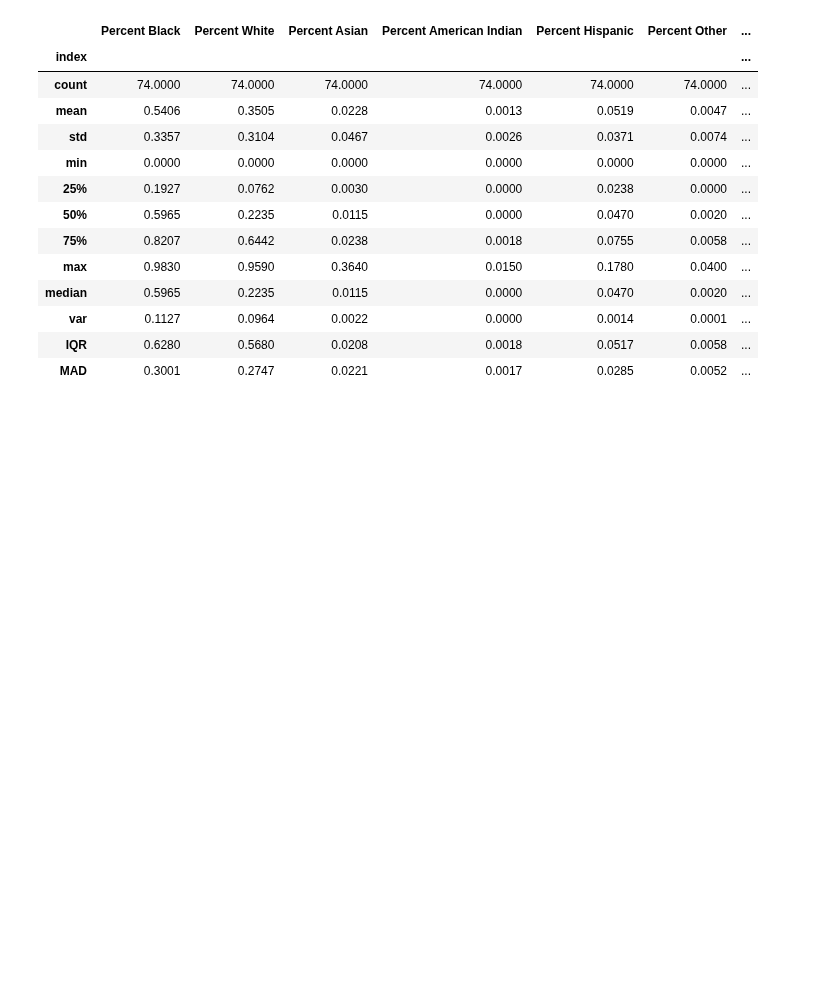
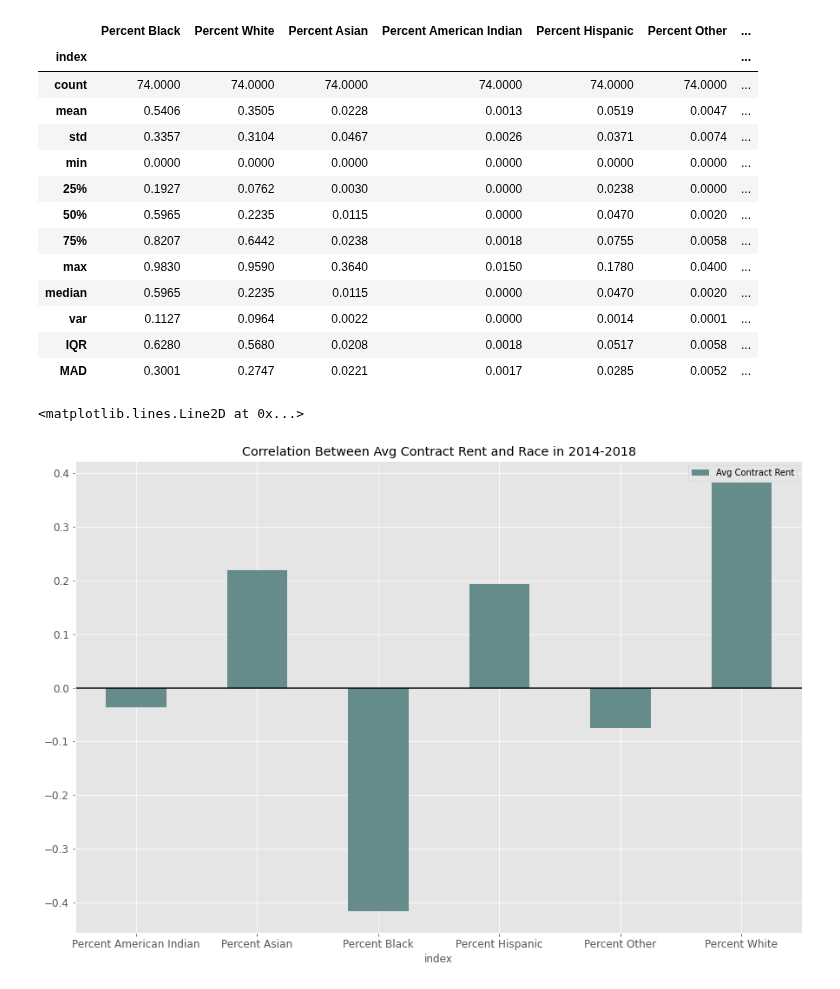
Before and after one commit to leosimanonok/DataScienceFinalTutorial, a Jupyter notebook: Leah.ipynb, the cells around one changed output. Saved outputs shown, nothing was run; the diff lists cells and outputs as text; code cells hidden in the pictures; blank space fills up the shorter version.

```diff
--- a/Leah.ipynb
+++ b/Leah.ipynb
@@ -334,3 +334,33 @@ stats_2018
 | var | 0.1127 | 0.0964 | 0.0022 | 0.0000 | 0.0014 | 0.0001 | ... |
 | IQR | 0.6280 | 0.5680 | 0.0208 | 0.0018 | 0.0517 | 0.0058 | ... |
 | MAD | 0.3001 | 0.2747 | 0.0221 | 0.0017 | 0.0285 | 0.0052 | ... |
+# %%
+#Create dataframe comparing race and rent
+race_rent = avg_rent_df.merge(race_df, how='outer', on='Neighborhood')
+
+#Find the correlation between average contract rent and percentage of each race
+race_rent.corr()['Avg Contract Rent in 2014-2018']
+
+race_rent_2018 = race_df.filter(regex='201.$',axis=1)
+race_rent_2018.columns = cols
+race_rent_2018['Neighborhood'] = race_df['Neighborhood']
+race_rent_2018['Year'] = '2014-2018'
+race_rent_2018['Avg Contract Rent'] = race_rent['Avg Contract Rent in 2014-2018'].replace(
+                                                                                '$NaN', np.nan).dropna()
+
+#correlation dataset for 2000 and 2014-2018
+corr_2018 = pd.DataFrame(race_rent_2018.corr()['Avg Contract Rent']).reset_index()
+
+
+#Make column names more readable and drop Avg Household Inc's comparison with itself which is always 1
+corr_2018.drop(6, inplace=True)
+
+#Plot the pivot table with the appropriate Labels
+corr_2018.pivot_table(index='index',
+                    values = ['Avg Contract Rent']).plot.bar(
+                    title='Correlation Between Avg Contract Rent and Race in 2014-2018',
+                    figsize=(15,10), fontsize='large', rot=0, color='#668B8B').axhline(y=0,
+                                                                                        color='black')
+# %% [output]
+<matplotlib.lines.Line2D at 0x...>
+[figure, added]
```
Also changed, not shown: parts of 1 cell of this notebook.
